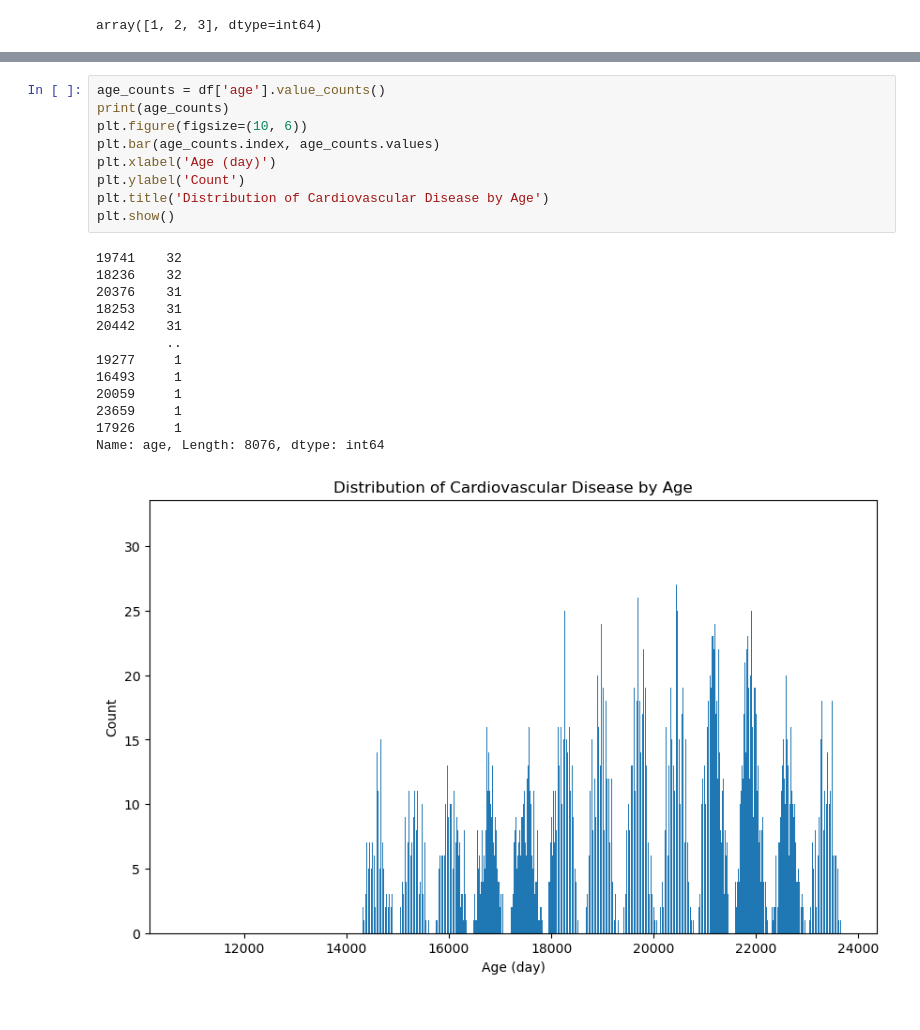
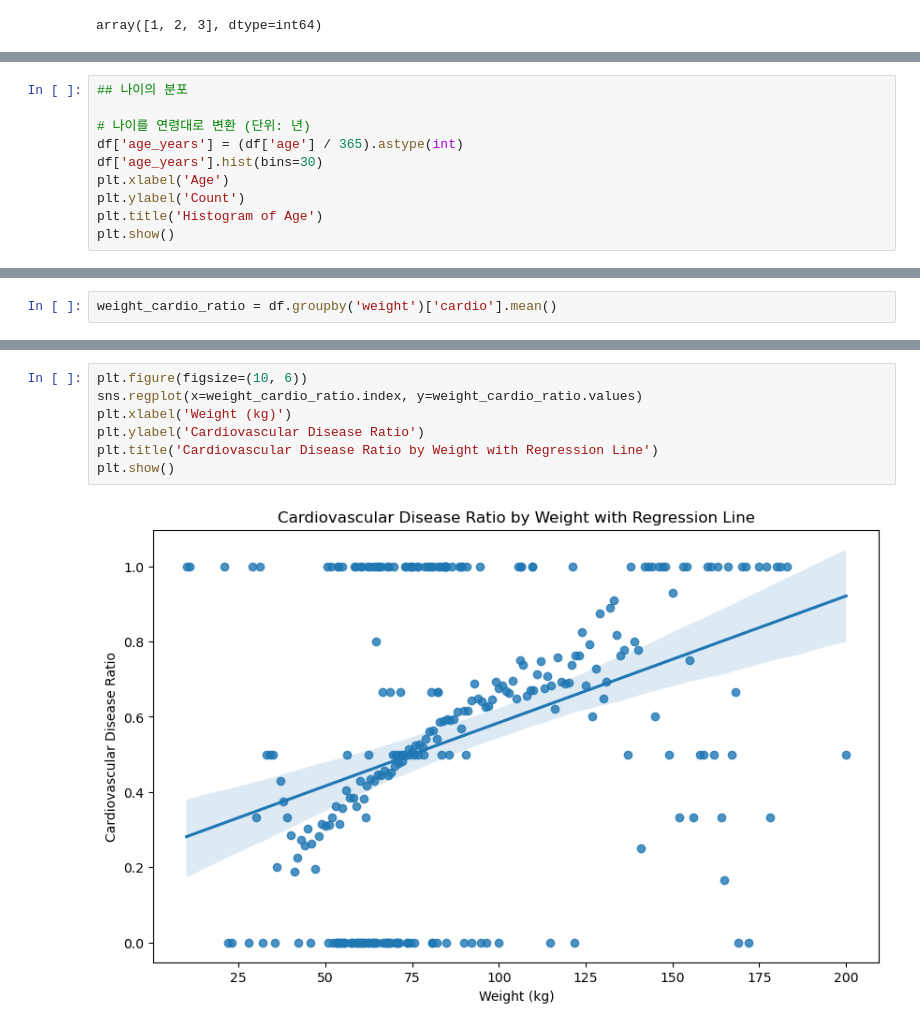
Before and after one commit to videodrake/chatgpt_project, a Jupyter notebook: GPT_Kaggle/Cardiovascular.ipynb, the cells around one changed output, grey strips where cells are left out. Drawn from its saved outputs; the diff is of its cells as text.

Commit message:
20230524_Cardiovascular_analyze
Cardiovascular_data_analyze

```diff
--- a/GPT_Kaggle/Cardiovascular.ipynb
+++ b/GPT_Kaggle/Cardiovascular.ipynb
@@ -63,3 +77,13 @@ df.describe()
 | 50% | 50001.500000 | 19703.000000 | 1.000000 | 165.000000 | 72.000000 | 120.000000 | 80.000000 | 1.000000 | 1.000000 | 0.000000 | 0.000000 | ... |
 | 75% | 74889.250000 | 21327.000000 | 2.000000 | 170.000000 | 82.000000 | 140.000000 | 90.000000 | 2.000000 | 1.000000 | 0.000000 | 0.000000 | ... |
 | max | 99999.000000 | 23713.000000 | 2.000000 | 250.000000 | 200.000000 | 16020.000000 | 11000.000000 | 3.000000 | 3.000000 | 1.000000 | 1.000000 | ... |
+# %%
+## 나이의 분포
+
+# 나이를 연령대로 변환 (단위: 년)
+df['age_years'] = (df['age'] / 365).astype(int)
+df['age_years'].hist(bins=30)
+plt.xlabel('Age')
+plt.ylabel('Count')
+plt.title('Histogram of Age')
+plt.show()
@@ -65,0 +156,2 @@ df.describe()
+# %%
+weight_cardio_ratio = df.groupby('weight')['cardio'].mean()
@@ -66,23 +166,9 @@ df.describe()
 # %%
-age_counts = df['age'].value_counts()
-print(age_counts)
 plt.figure(figsize=(10, 6))
-plt.bar(age_counts.index, age_counts.values)
-plt.xlabel('Age (day)')
-plt.ylabel('Count')
-plt.title('Distribution of Cardiovascular Disease by Age')
+sns.regplot(x=weight_cardio_ratio.index, y=weight_cardio_ratio.values)
+plt.xlabel('Weight (kg)')
+plt.ylabel('Cardiovascular Disease Ratio')
+plt.title('Cardiovascular Disease Ratio by Weight with Regression Line')
 plt.show()
 # %% [output]
-19741    32
-18236    32
-20376    31
-18253    31
-20442    31
-         ..
-19277     1
-16493     1
-20059     1
-23659     1
-17926     1
-Name: age, Length: 8076, dtype: int64
-[figure, old version]
+[figure, new version]
```
Also changed, not shown: parts of 13 cells of this notebook.
